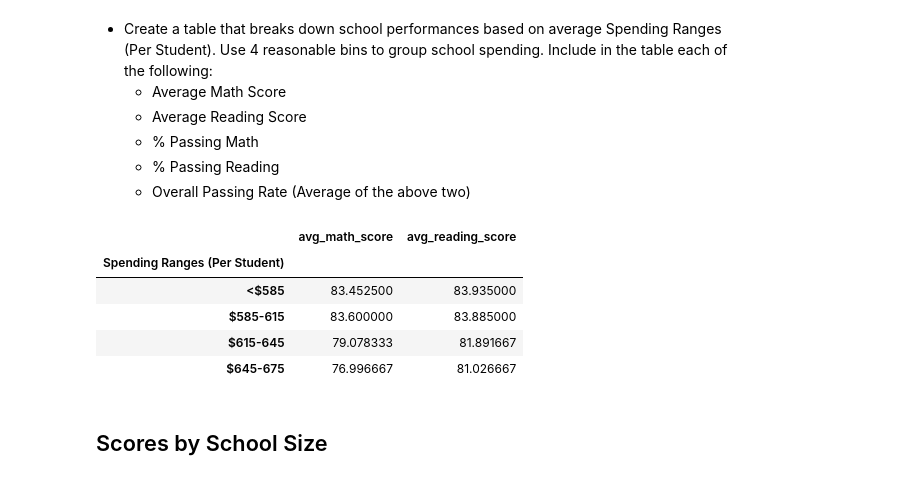
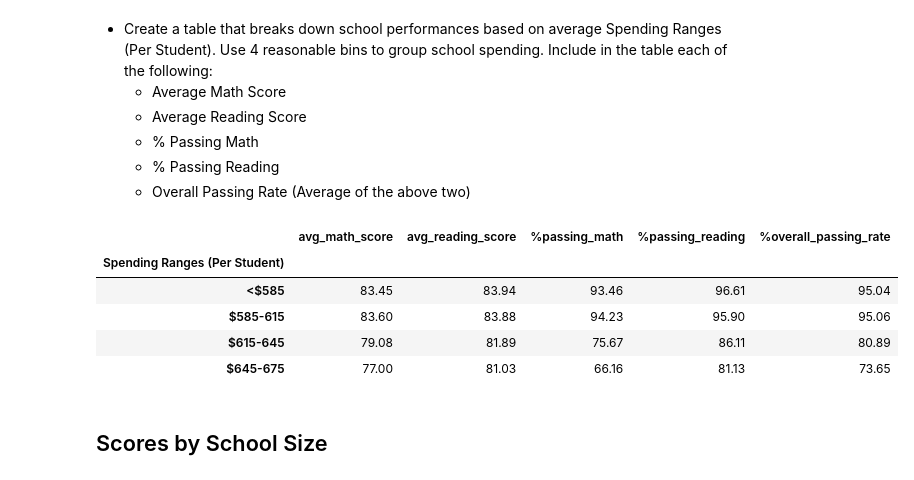
Before and after one commit to klhi3/pandas-challenge, a Jupyter notebook: PyCitySchools_starter.ipynb, the cells around one changed output. Cells and saved outputs as stored; diff of their text form; code cells hidden in the pictures.

```diff
--- a/PyCitySchools_starter.ipynb
+++ b/PyCitySchools_starter.ipynb
@@ -114,9 +114,10 @@ overall_passing_rate = round((per_passing_math + per_passing_reading)/2,2)
 school_summary = pd.DataFrame({"student_qty" : student_qty, "school_type": school_type,
                                "school_budget" : school_budget, "per_student_budget": per_student_budget,
                                 "avg_math_score" : avg_math_score, "avg_reading_score": avg_reading_score,
-                                "%passing_math" : per_passing_math.map("{:.2f}%".format),
-                                "%passing_reading" : per_passing_reading.map("{:.2f}%".format),
-                                "%overall_passing_rate" :  overall_passing_rate.map("{:.2f}%".format)
+#                                "%passing_math" : per_passing_math.map("{:.2f}%".format),
+                                "%passing_math" : per_passing_math,
+                                "%passing_reading" : per_passing_reading,
+                                "%overall_passing_rate" :  overall_passing_rate
                               })
 
 # 5 best schools
@@ -264,26 +265,27 @@ group_names = ["<$585", "$585-615", "$615-645", "$645-675"]
 # %%
 #Scores by School Spending
 budget_school_summary = school_summary.drop(["student_qty","school_type","school_budget"],axis=1)
 budget_school_summary2 = budget_school_summary[["per_student_budget","avg_math_score","avg_reading_score",
                                                "%passing_math","%passing_reading", "%overall_passing_rate"]]
 #delete column school_name
 budget_school_summary2 = budget_school_summary2.reset_index()
 budget_school_summary2 = budget_school_summary2.drop(["school_name"],axis=1)
 budget_school_summary2
 
 #display Spending Ranges (Per Student)
 budget_school_summary2["Spending Ranges (Per Student)"] = pd.cut(budget_school_summary2["per_student_budget"], spending_bins, labels=group_names)
 budget_school_summary2 = budget_school_summary2.groupby("Spending Ranges (Per Student)")
-budgett = budget_school_summary2.mean()
+
+budgett = round(budget_school_summary2.mean(),2)
 budgett = budgett.drop(["per_student_budget"],axis=1)
 budgett
 # %% [output]
-|  | avg_math_score | avg_reading_score |
-| Spending Ranges (Per Student) |  |  |
-| <$585 | 83.452500 | 83.935000 |
-| $585-615 | 83.600000 | 83.885000 |
-| $615-645 | 79.078333 | 81.891667 |
-| $645-675 | 76.996667 | 81.026667 |
+|  | avg_math_score | avg_reading_score | %passing_math | %passing_reading | %overall_passing_rate |
+| Spending Ranges (Per Student) |  |  |  |  |  |
+| <$585 | 83.45 | 83.94 | 93.46 | 96.61 | 95.04 |
+| $585-615 | 83.60 | 83.88 | 94.23 | 95.90 | 95.06 |
+| $615-645 | 79.08 | 81.89 | 75.67 | 86.11 | 80.89 |
+| $645-675 | 77.00 | 81.03 | 66.16 | 81.13 | 73.65 |
 # %% [markdown]
 ## Scores by School Size
 # %% [markdown]
```
Also changed, not shown: parts of 3 cells of this notebook.
